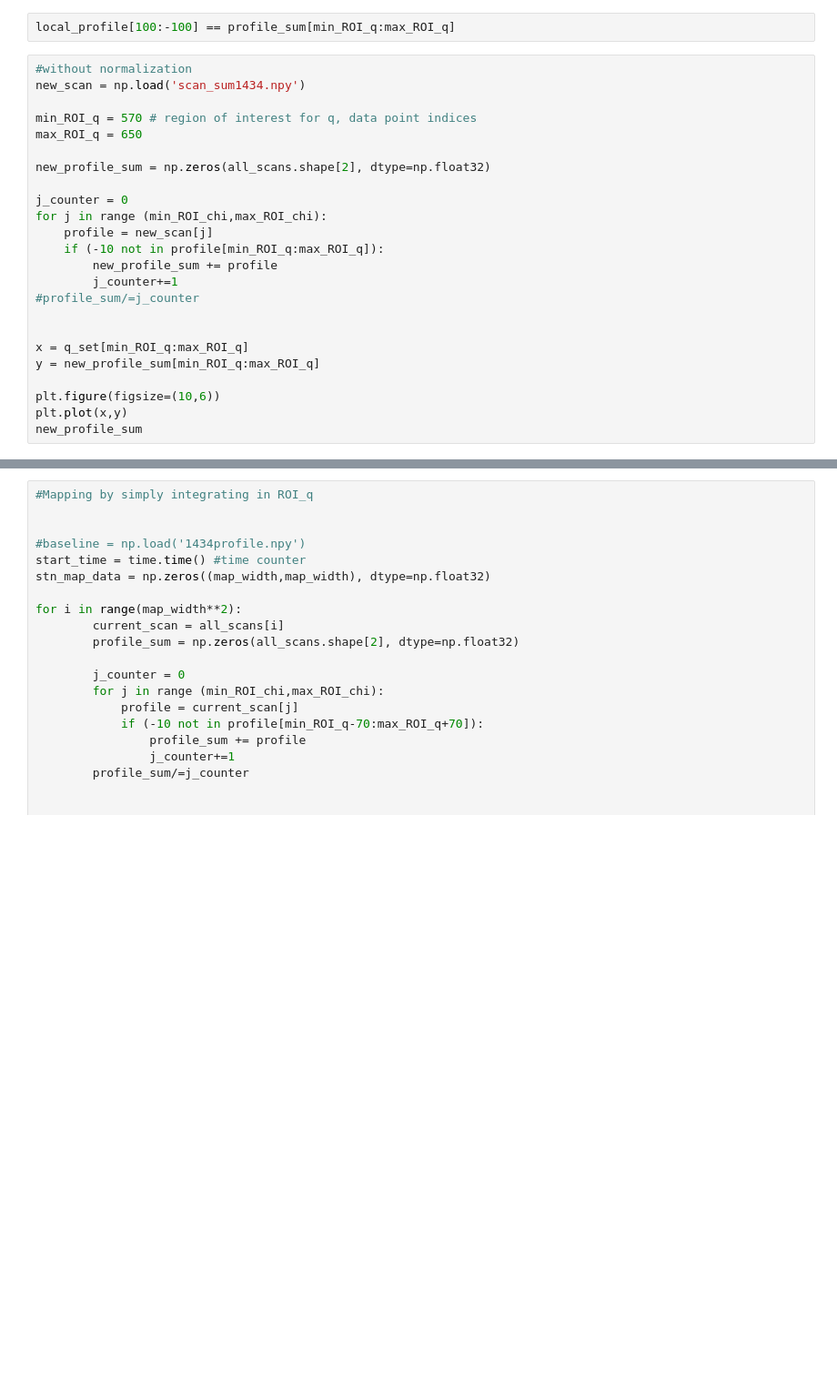
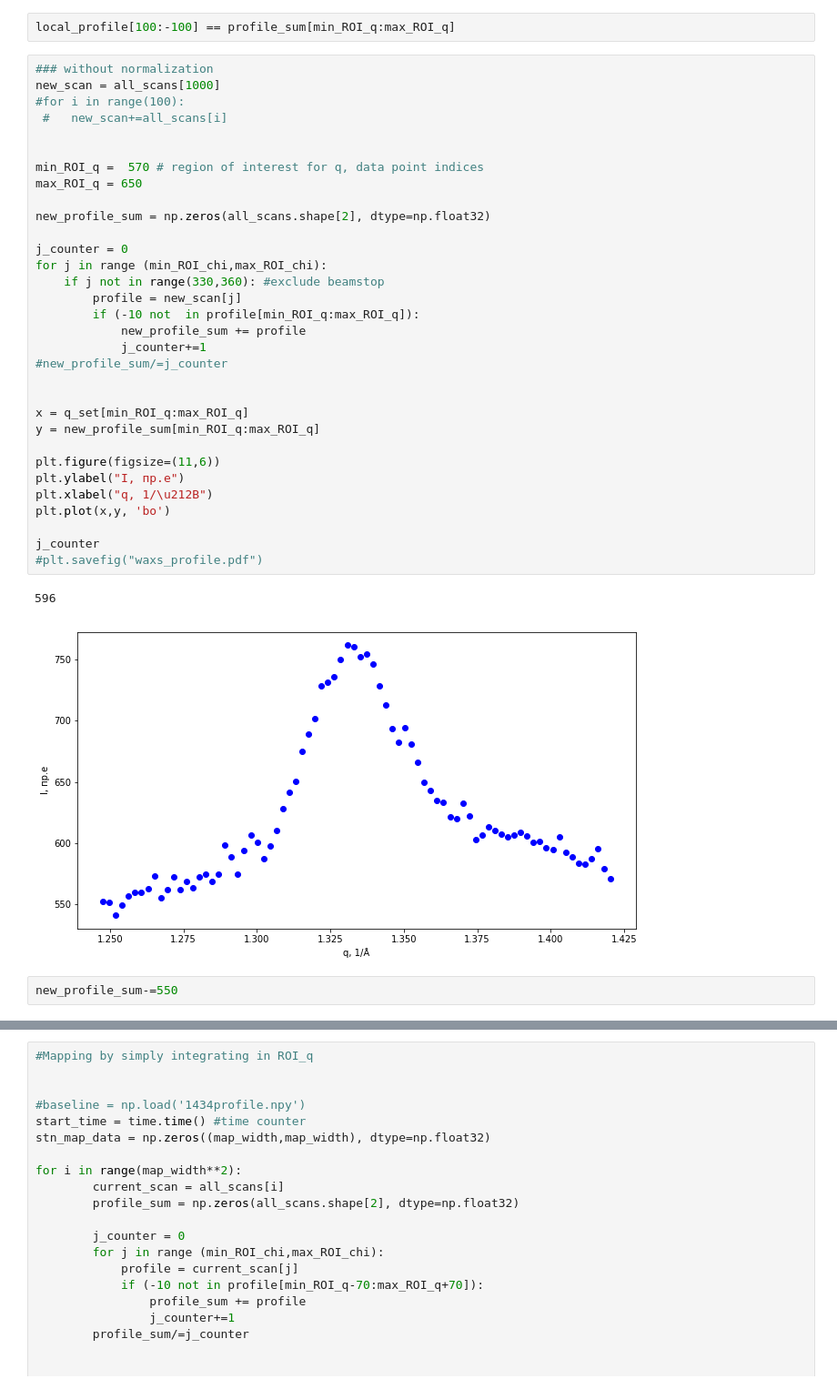
Before and after one commit to savilova/lab-xrda, a Jupyter notebook: Mapping.ipynb, the cells around one changed output, grey strips where cells are left out. Shown at 91% size. Cells and saved outputs as stored; diff of their text form; blank space fills up the shorter version.

```diff
--- a/Mapping.ipynb
+++ b/Mapping.ipynb
@@ -101,26 +150,39 @@ plt.plot(q_set[min_ROI_q:max_ROI_q],local_profile[100:-100])
 # %%
 local_profile[100:-100] == profile_sum[min_ROI_q:max_ROI_q]
 # %%
-#without normalization
-new_scan = np.load('scan_sum1434.npy')
+### without normalization
+new_scan = all_scans[1000]
+#for i in range(100):
+ #   new_scan+=all_scans[i]
 
-min_ROI_q = 570 # region of interest for q, data point indices
+
+min_ROI_q =  570 # region of interest for q, data point indices
 max_ROI_q = 650
 
 new_profile_sum = np.zeros(all_scans.shape[2], dtype=np.float32)
 
 j_counter = 0
 for j in range (min_ROI_chi,max_ROI_chi):
-    profile = new_scan[j]
-    if (-10 not in profile[min_ROI_q:max_ROI_q]):
-        new_profile_sum += profile
-        j_counter+=1
-#profile_sum/=j_counter
+    if j not in range(330,360): #exclude beamstop
+        profile = new_scan[j]
+        if (-10 not  in profile[min_ROI_q:max_ROI_q]):
+            new_profile_sum += profile
+            j_counter+=1
+#new_profile_sum/=j_counter
 
 
 x = q_set[min_ROI_q:max_ROI_q]
 y = new_profile_sum[min_ROI_q:max_ROI_q]
 
-plt.figure(figsize=(10,6))
-plt.plot(x,y)
-new_profile_sum
+plt.figure(figsize=(11,6))
+plt.ylabel("I, пр.е")
+plt.xlabel("q, 1/\u212B")
+plt.plot(x,y, 'bo')
+
+j_counter
+#plt.savefig("waxs_profile.pdf")
+# %% [output]
+596
+[figure, added]
+# %%
+new_profile_sum-=550
```
Also changed, not shown: parts of 31 cells of this notebook.
